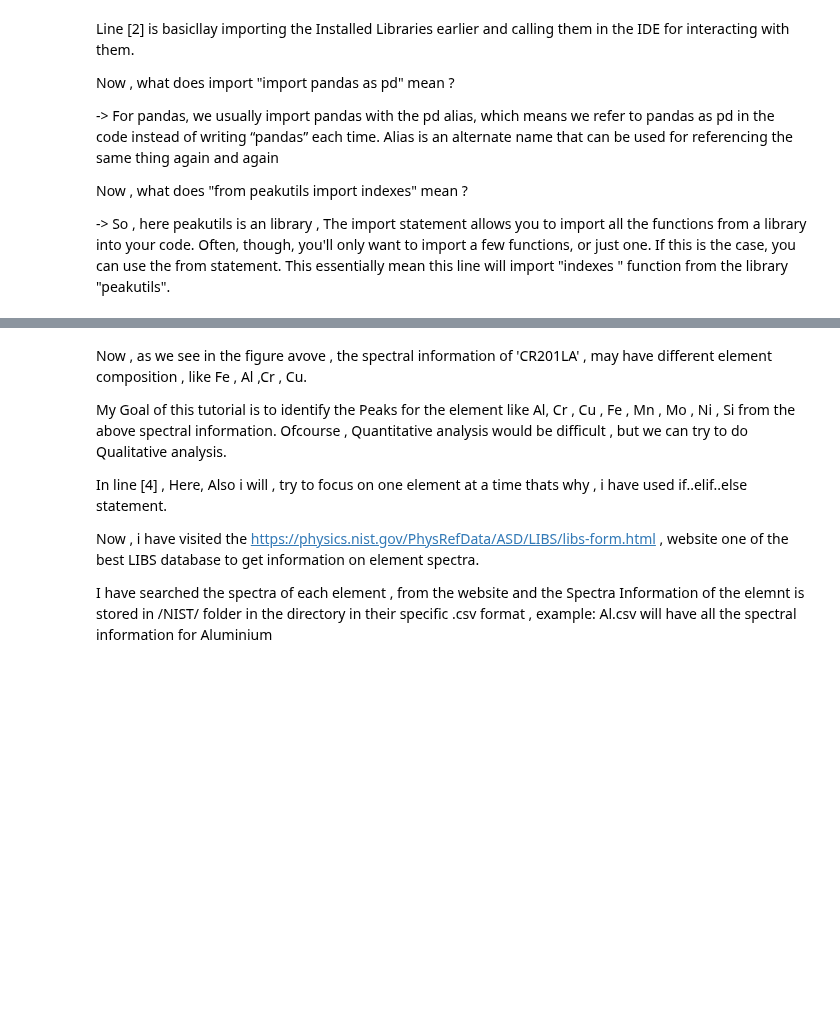
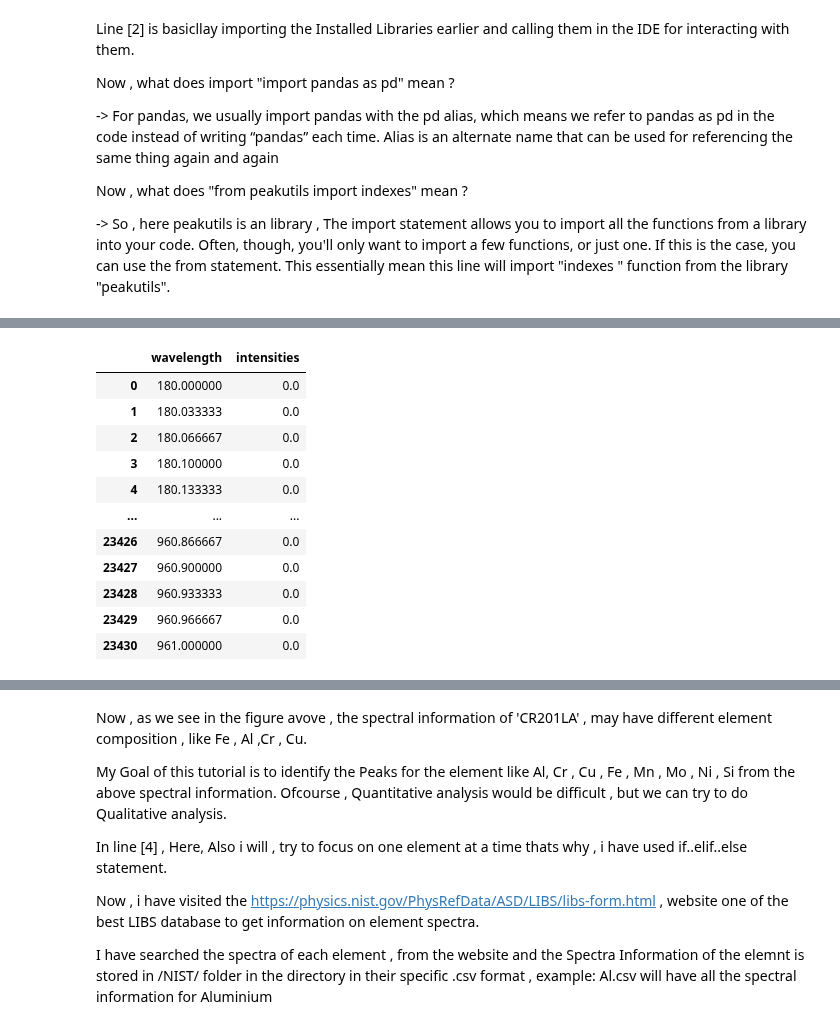
Before and after one commit to rahulrpatil3005/Handheld_LIBS, a Jupyter notebook: TUT1_LIBS_Peak_Identification/LIBS_PeakDetection.ipynb, the cells around one changed output, grey strips where cells are left out. Drawn from its saved outputs; the diff is of its cells as text; code cells hidden in the pictures; blank space fills up the shorter version.

```diff
--- a/TUT1_LIBS_Peak_Identification/LIBS_PeakDetection.ipynb
+++ b/TUT1_LIBS_Peak_Identification/LIBS_PeakDetection.ipynb
@@ -131,50 +77,24 @@ In line [3],plt.plot(spectra_data.wavelength,spectra_data.CR210LA) -> This will
 # %%
-p1 = figure(title = 'Raw Spectra' , x_axis_label = 'Wavelength' , y_axis_label = 'Intensities')
+Sample_Spectra = pd.read_csv(r"Spectra/CR210LA/1787.csv", encoding = 'windows - 1252')
+Sample_Spectra = Sample_Spectra.rename({'intensity':'Intensities'},axis=1)
 
-sample = 'CR210LA' # ENTER YOUR SAMPLE OF CHOICE
-if sample =='CR210LA':
-    Raw_Sample_Spectra = spectra_data.filter(['wavelength','CR210LA'],axis=1)
-    Sample_Spectra = Raw_Sample_Spectra.rename({'CR210LA':'Intensities'},axis=1)
-    p1.line(spectra_data.wavelength,spectra_data.CR210LA , line_width = 2, color ="green" )
-elif sample =='CR240LA':
-    Raw_Sample_Spectra = spectra_data.filter(['wavelength','CR240LA'],axis=1)
-    Sample_Spectra = Raw_Sample_Spectra.rename({'CR240LA':'Intensities'},axis=1)
-    p1.line(spectra_data.wavelength,spectra_data.CR240LA , line_width = 2, color ="green" )
-elif sample =='CR300LA':
-    Raw_Sample_Spectra = spectra_data.filter(['wavelength','CR300LA'],axis=1)
-    Sample_Spectra = Raw_Sample_Spectra.rename({'CR300LA':'Intensities'},axis=1)
-    p1.line(spectra_data.wavelength,spectra_data.CR300LA , line_width = 2, color ="green" )
-elif sample =='CR460LA':
-    Raw_Sample_Spectra = spectra_data.filter(['wavelength','CR460LA'],axis=1)
-    Sample_Spectra = Raw_Sample_Spectra.rename({'CR460LA':'Intensities'},axis=1)
-    p1.line(spectra_data.wavelength,spectra_data.CR460LA , line_width = 2, color ="green" )
-elif sample =='CR570CP':
-    Raw_Sample_Spectra = spectra_data.filter(['wavelength','CR570CP'],axis=1)
-    Sample_Spectra = Raw_Sample_Spectra.rename({'CR570CP':'Intensities'},axis=1)
-    p1.line(spectra_data.wavelength,spectra_data.CR570CP , line_width = 2, color ="green" )
-elif sample =='CR440Y':
-    Raw_Sample_Spectra = spectra_data.filter(['wavelength','CR440Y'],axis=1)
-    Sample_Spectra = Raw_Sample_Spectra.rename({'CR440Y':'Intensities'},axis=1)
-    p1.line(spectra_data.wavelength,spectra_data.CR440Y , line_width = 2, color ="green" )
-elif sample =='CR700Y':
-    Raw_Sample_Spectra = spectra_data.filter(['wavelength','CR700Y'],axis=1)
-    Sample_Spectra = Raw_Sample_Spectra.rename({'CR700Y':'Intensities'},axis=1)
-    p1.line(spectra_data.wavelength,spectra_data.CR700Y , line_width = 2, color ="green" )
-elif sample =='CR1000Y':
-    Raw_Sample_Spectra = spectra_data.filter(['wavelength','CR1000Y'],axis=1)
-    Sample_Spectra = Raw_Sample_Spectra.rename({'CR1000Y':'Intensities'},axis=1)
-    p1.line(spectra_data.wavelength,spectra_data.CR1000Y , line_width = 2, color ="green" )
-elif sample =='HR660Y':
-    Raw_Sample_Spectra = spectra_data.filter(['wavelength','HR660Y'],axis=1)
-    Sample_Spectra = Raw_Sample_Spectra.rename({'HR660Y':'Intensities'},axis=1)
-    p1.line(spectra_data.wavelength,spectra_data.HR660Y , line_width = 2, color ="green" )
-elif sample == '':
-    print("Please Enter Sample")
-else:
-    print ("Invalid Element Sample")
 
-print(Sample_Spectra)
-p1.width = 1200
-p1.height = 600
-show(p1)
+Sample_Spectra_Plot = figure(title = 'Raw Sample Spectra' , x_axis_label = 'Wavelength' , y_axis_label = 'ntensities')
+Sample_Spectra_Plot.line(Sample_Spectra.wavelength,Sample_Spectra.intensities , line_width = 2, color ="green" )
+Sample_Spectra_Plot.width = 1200
+Sample_Spectra_Plot.height = 600
+
+Sample_Spectra
 # %% [output]
+|  | wavelength | intensities |
+| 0 | 180.000000 | 0.0 |
+| 1 | 180.033333 | 0.0 |
+| 2 | 180.066667 | 0.0 |
+| 3 | 180.100000 | 0.0 |
+| 4 | 180.133333 | 0.0 |
+| ... | ... | ... |
+| 23426 | 960.866667 | 0.0 |
+| 23427 | 960.900000 | 0.0 |
+| 23428 | 960.933333 | 0.0 |
+| 23429 | 960.966667 | 0.0 |
+| 23430 | 961.000000 | 0.0 |
```
Also changed, not shown: parts of 21 cells of this notebook, 39 other files.
